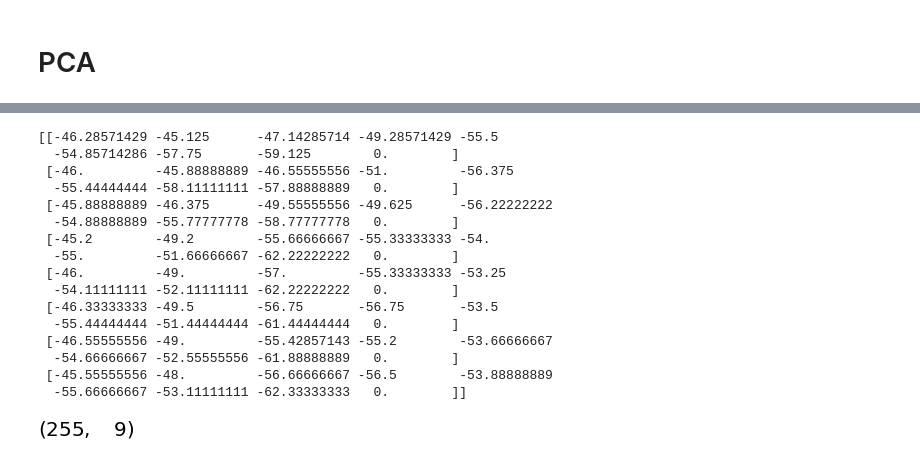
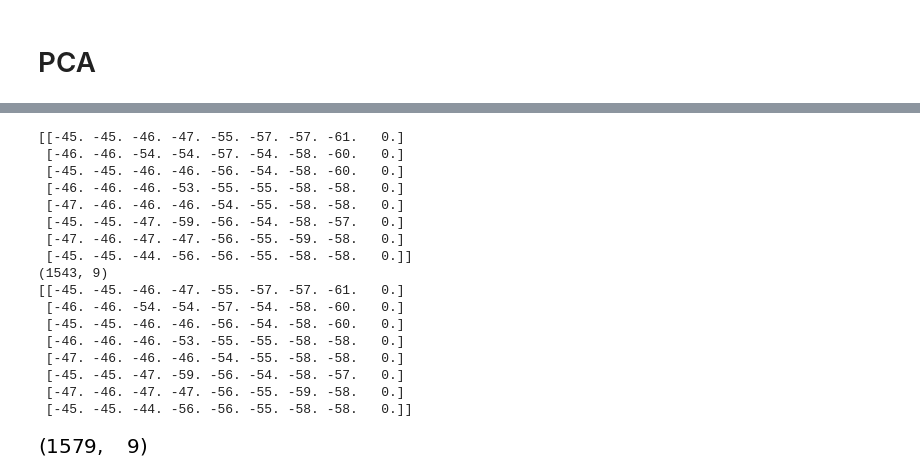
Before and after one commit to holypolarpanda7/S19-team2-project, a Jupyter notebook: PCA.ipynb, the cells around one changed output, grey strips where cells are left out. Cells and saved outputs as stored; diff of their text form; code cells hidden in the pictures.

Commit message:
changed the training and test vectors for success!

```diff
--- a/PCA.ipynb
+++ b/PCA.ipynb
@@ -24,29 +19,43 @@ Using TensorFlow backend.
 # %%
 ## load in data and split into x train and y train
-data = np.array(pandas.read_csv("./comp_new_trainingdata.csv", header=0))
+## data = np.array(pandas.read_csv("./comp_new_trainingdata.csv", header=0))
+data = np.array(pandas.read_csv("./training_noavg.csv", header=0))
+## bring in loc 0 -1 test data for PCA
+data1 = np.array(pandas.read_csv("./test1.csv", header=0))
+data2 = np.array(pandas.read_csv("./test2.csv", header=0))
+data3 = np.array(pandas.read_csv("./test3.csv", header=0))
 ## Have to drop all teh rows that have nan values because they will not help with net
 ## clean out rows with nan values
 data = data[~np.isnan(data).any(axis=1)]
+data1 = data1[~np.isnan(data1).any(axis=1)]
+data2 = data2[~np.isnan(data2).any(axis=1)]
+data3 = data3[~np.isnan(data3).any(axis=1)]
+
+print(data[:8])
+print(data.shape)
+
+data = np.vstack((data,data1,data2,data3))
 print(data[:8])
 data.shape
 # %% [output]
-[[-46.28571429 -45.125      -47.14285714 -49.28571429 -55.5
-  -54.85714286 -57.75       -59.125        0.        ]
- [-46.         -45.88888889 -46.55555556 -51.         -56.375
-  -55.44444444 -58.11111111 -57.88888889   0.        ]
- [-45.88888889 -46.375      -49.55555556 -49.625      -56.22222222
-  -54.88888889 -55.77777778 -58.77777778   0.        ]
- [-45.2        -49.2        -55.66666667 -55.33333333 -54.
-  -55.         -51.66666667 -62.22222222   0.        ]
- [-46.         -49.         -57.         -55.33333333 -53.25
-  -54.11111111 -52.11111111 -62.22222222   0.        ]
- [-46.33333333 -49.5        -56.75       -56.75       -53.5
-  -55.44444444 -51.44444444 -61.44444444   0.        ]
- [-46.55555556 -49.         -55.42857143 -55.2        -53.66666667
-  -54.66666667 -52.55555556 -61.88888889   0.        ]
- [-45.55555556 -48.         -56.66666667 -56.5        -53.88888889
-  -55.66666667 -53.11111111 -62.33333333   0.        ]]
+[[-45. -45. -46. -47. -55. -57. -57. -61.   0.]
+ [-46. -46. -54. -54. -57. -54. -58. -60.   0.]
+ [-45. -45. -46. -46. -56. -54. -58. -60.   0.]
+ [-46. -46. -46. -53. -55. -55. -58. -58.   0.]
+ [-47. -46. -46. -46. -54. -55. -58. -58.   0.]
+ [-45. -45. -47. -59. -56. -54. -58. -57.   0.]
+ [-47. -46. -47. -47. -56. -55. -59. -58.   0.]
+ [-45. -45. -44. -56. -56. -55. -58. -58.   0.]]
+(1543, 9)
+[[-45. -45. -46. -47. -55. -57. -57. -61.   0.]
+ [-46. -46. -54. -54. -57. -54. -58. -60.   0.]
+ [-45. -45. -46. -46. -56. -54. -58. -60.   0.]
+ [-46. -46. -46. -53. -55. -55. -58. -58.   0.]
+ [-47. -46. -46. -46. -54. -55. -58. -58.   0.]
+ [-45. -45. -47. -59. -56. -54. -58. -57.   0.]
+ [-47. -46. -47. -47. -56. -55. -59. -58.   0.]
+ [-45. -45. -44. -56. -56. -55. -58. -58.   0.]]
-[figure, old version]
+[figure, new version]
 # %%
 # vectors AND class labels...
 X = data[:,0:8] # 0 thru 30
```
Also changed, not shown: parts of 7 cells of this notebook, 21 other files.
